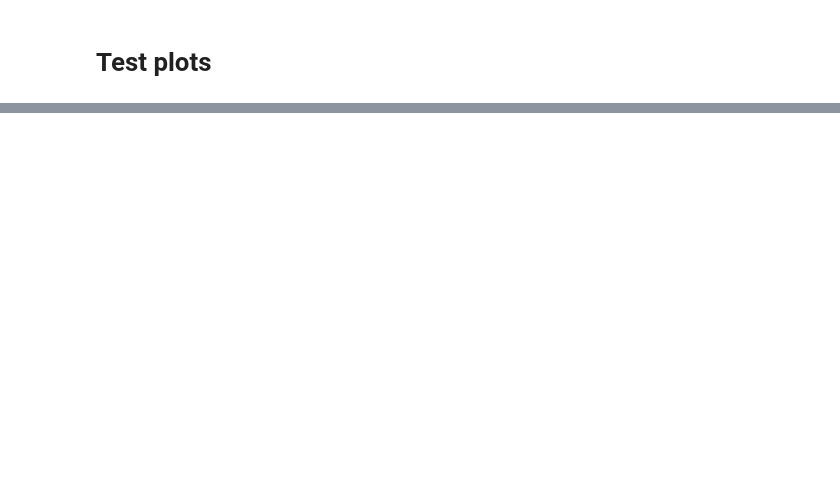
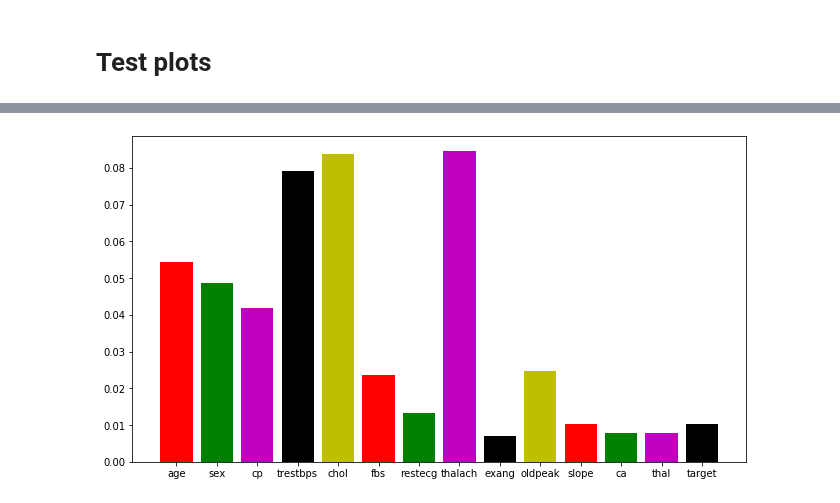
Before and after one commit to northcampus-university-of-kashmir/Heart-Disease-Detection-System, a Jupyter notebook: All in one_updated.ipynb, the cells around one changed output, grey strips where cells are left out. Cells and saved outputs as stored; diff of their text form; code cells hidden in the pictures; blank space fills up the shorter version.

```diff
--- a/All in one_updated.ipynb
+++ b/All in one_updated.ipynb
@@ -636,0 +872,3 @@ plt.bar(algos_names,recall_test,color=['r','b','g','y','m']);
+# %%
+imp=rand_forest.feature_importances_
+imp
@@ -636,0 +903,4 @@ plt.bar(algos_names,recall_test,color=['r','b','g','y','m']);
+# %%
+feature_dict={}
+for feature , imp in zip(df.columns,imp):
+    feature_dict[feature]=imp
@@ -636,0 +924,6 @@ plt.bar(algos_names,recall_test,color=['r','b','g','y','m']);
+# %%
+plt.figure(figsize=(11,6))
+plt.bar(feature_dict.keys(),feature_dict.values(),color=['r','g','m','k','y']);
+plt.savefig("fetureimp.jpg")
+# %% [output]
+[figure, added]
```
Also changed, not shown: parts of 26 cells of this notebook, 11 other files.
